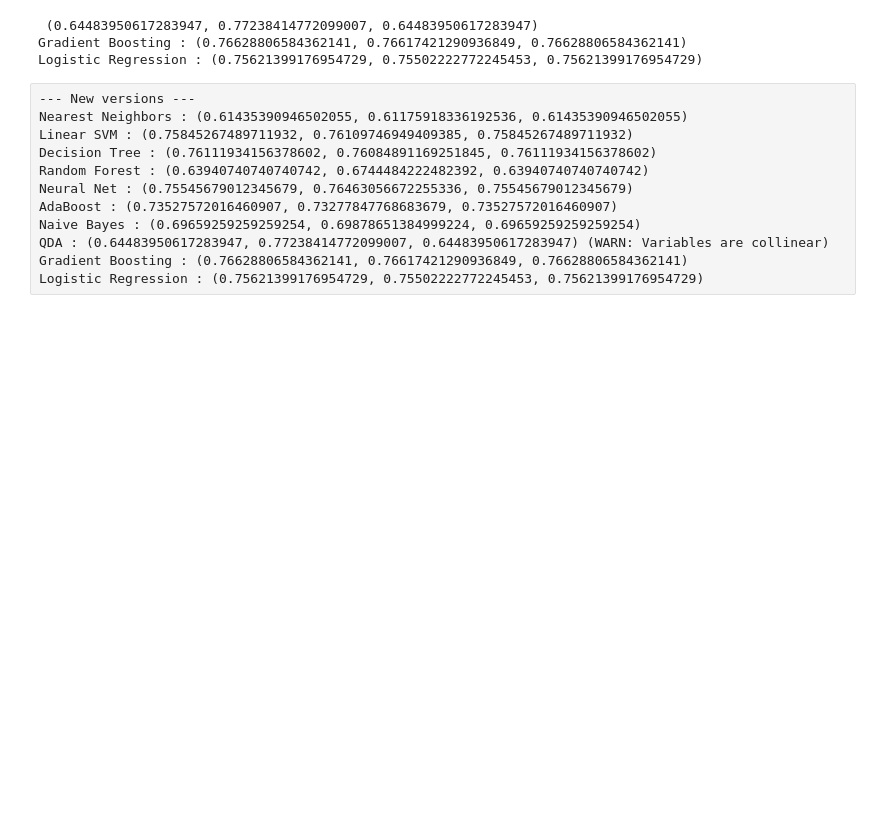
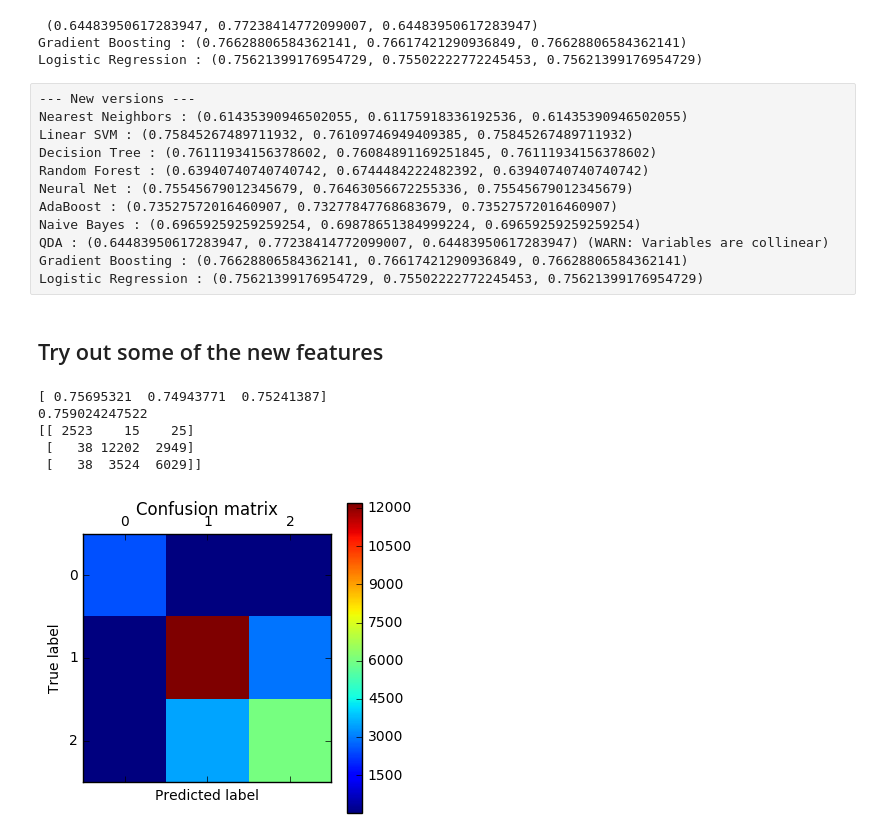
Before and after one commit to zreyn/nfl, a Jupyter notebook: notebooks/nfl-modeling.ipynb, the cells around one changed output. Cells and saved outputs as stored; diff of their text form; code cells hidden in the pictures; blank space fills up the shorter version.

Commit message:
Fixed a couple of display errors and added new versions of the model.  Also, began encoding PLAY as integers

```diff
--- a/notebooks/nfl-modeling.ipynb
+++ b/notebooks/nfl-modeling.ipynb
@@ -94,2 +58,0 @@ validation set: (13500, 17)
-# %%
-pbp_train_raw = pd.read_csv('../data/pbp-training.csv')
@@ -697,3 +702,47 @@ Naive Bayes : (0.69659259259259254, 0.69878651384999224, 0.69659259259259254)
 QDA : (0.64483950617283947, 0.77238414772099007, 0.64483950617283947) (WARN: Variables are collinear)
 Gradient Boosting : (0.76628806584362141, 0.76617421290936849, 0.76628806584362141)
 Logistic Regression : (0.75621399176954729, 0.75502222772245453, 0.75621399176954729)
+# %% [markdown]
+## Try out some of the new features
+# %%
+def train_and_evaluate(columns_to_keep):
+    # run the prep (dummy out TEAM and FORMATION, keep only some of the columns, replace UNKNOWN values with 'indoor' defaults)
+    pbp_prep = modeling.prep_records(pbp, columns_to_keep)
+
+    # save a test set
+    X_train, X_test, y_train, y_test = train_test_split(X, y, random_state=22)
+
+    # gradient boosting classifier
+    gbc = GradientBoostingClassifier(subsample=0.5)
+    gbc.fit(X_train, y_train)
+    print(cross_val_score(gbc, X, y))
+
+    y_pred = gbc.predict(X_test)
+
+    print gbc.score(X_test, y_test)
+    plot_confusion_matrix(confusion_matrix(y_test, y_pred))
+# %%
+columns_to_keep = [
+    'QUARTER',
+    'MINUTE',
+    'SECOND',
+    'DOWN',
+    'TOGO',
+    'YARDLINE',
+    'SCORINGMARGIN',
+    #'ISTURF',
+    #'UNDERROOF',
+    #'ISATHOME',
+    #'TEMPERATURE',
+    #'HUMIDITY',
+    #'WINDSPEED',
+    'PLAY']
+# %%
+train_and_evaluate(columns_to_keep)
+# %% [output]
+[ 0.75695321  0.74943771  0.75241387]
+0.759024247522
+[[ 2523    15    25]
+ [   38 12202  2949]
+ [   38  3524  6029]]
+[figure, added]
```
Also changed, not shown: parts of 51 cells of this notebook, 7 other files.
